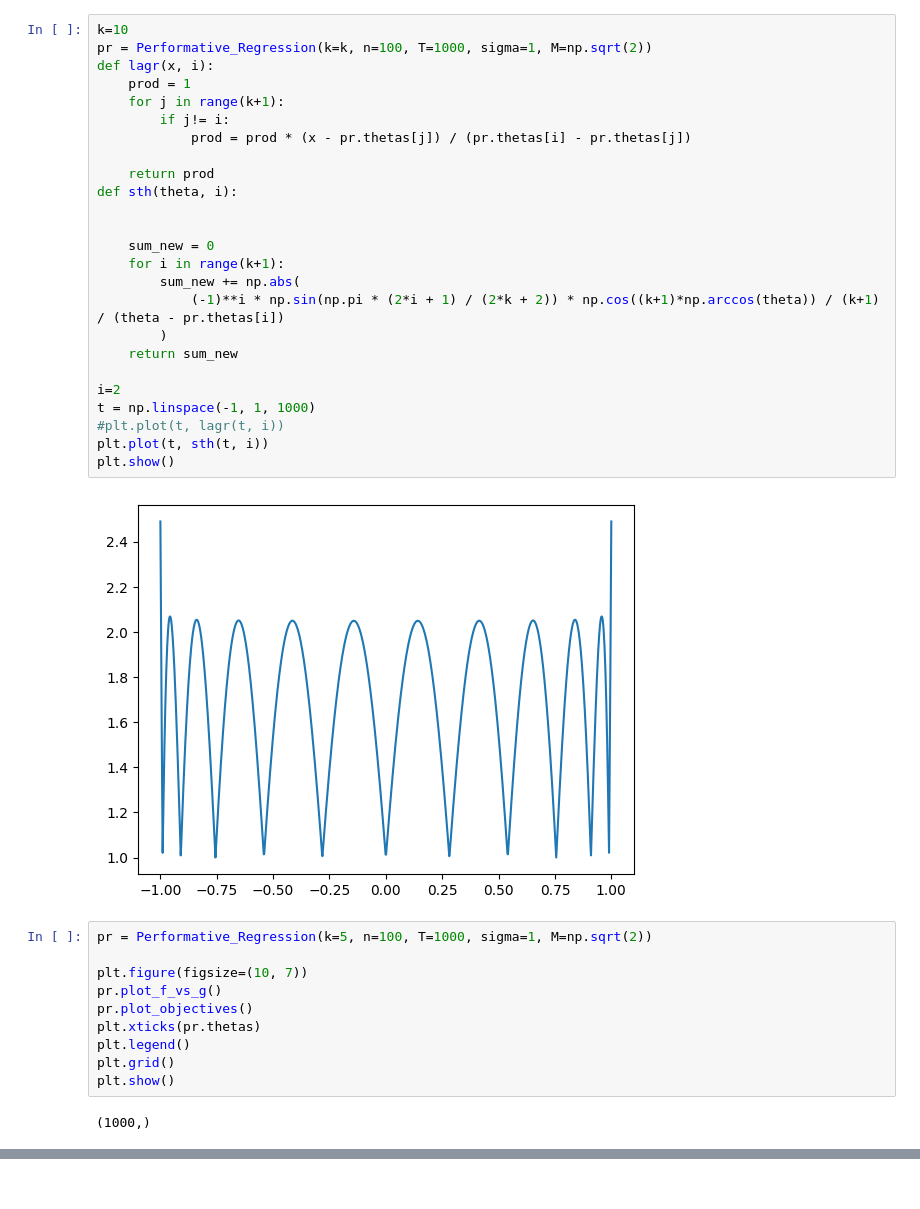
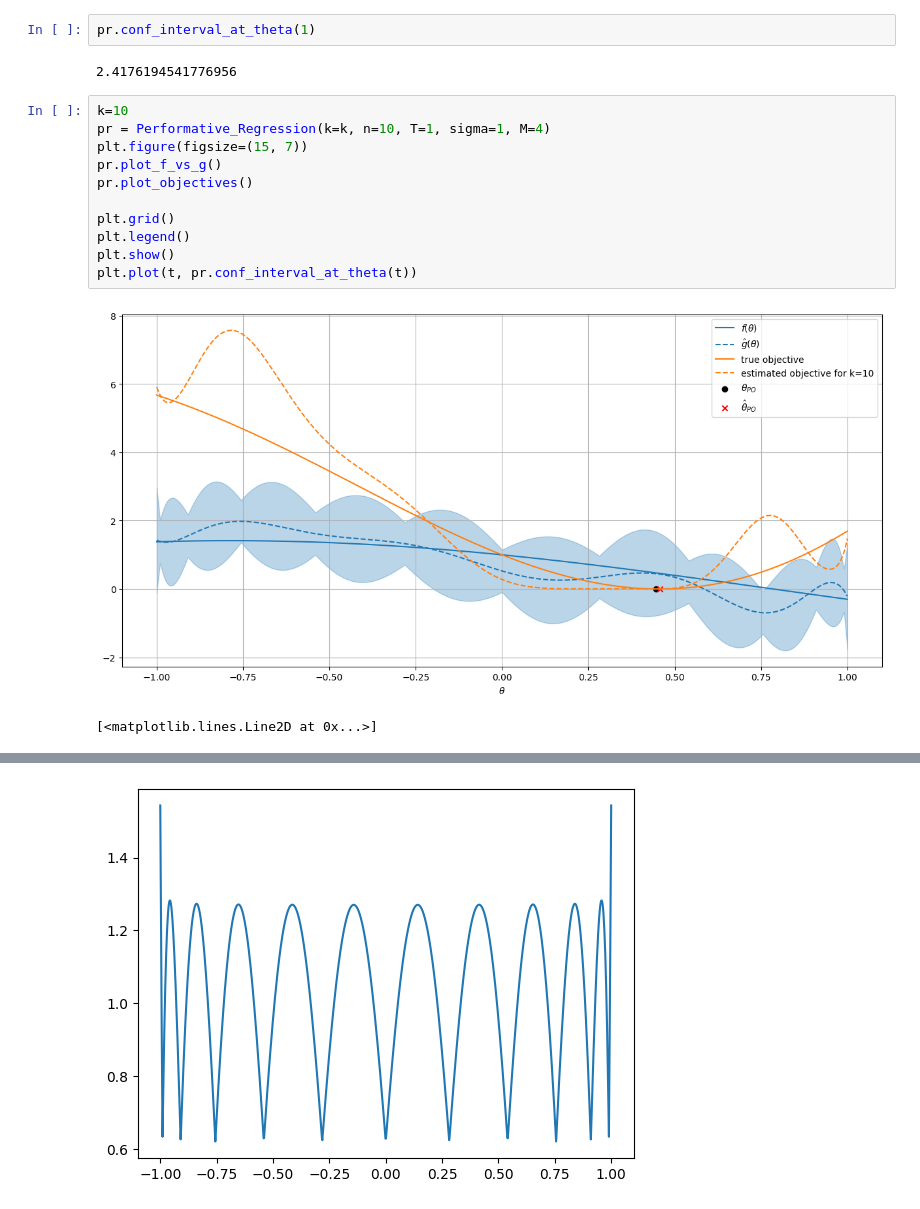
Before and after one commit to ivankirev13/Performative-Regression, a Jupyter notebook: performative_regression.ipynb, the cells around one changed output, grey strips where cells are left out. Drawn from its saved outputs; the diff is of its cells as text.

```diff
--- a/performative_regression.ipynb
+++ b/performative_regression.ipynb
@@ -199,40 +223,19 @@ class Performative_Regression:
         plt.xlabel(r"$\theta$")
-# %%
-k=10
-pr = Performative_Regression(k=k, n=100, T=1000, sigma=1, M=np.sqrt(2))
-def lagr(x, i):
-    prod = 1
-    for j in range(k+1):
-        if j!= i:
-            prod = prod * (x - pr.thetas[j]) / (pr.thetas[i] - pr.thetas[j])
-
-    return prod
-def sth(theta, i):
-
-
-    sum_new = 0
-    for i in range(k+1):
-        sum_new += np.abs(
-            (-1)**i * np.sin(np.pi * (2*i + 1) / (2*k + 2)) * np.cos((k+1)*np.arccos(theta)) / (k+1) / (theta - pr.thetas[i])
-        )
-    return sum_new
-
-i=2
-t = np.linspace(-1, 1, 1000)
-#plt.plot(t, lagr(t, i))
-plt.plot(t, sth(t, i))
-plt.show()
-# %% [output]
-[figure, removed]
+# %%
+pr.conf_interval_at_theta(1)
+# %% [output]
+2.4176194541776956
 # %%
-pr = Performative_Regression(k=5, n=100, T=1000, sigma=1, M=np.sqrt(2))
-
-plt.figure(figsize=(10, 7))
+k=10
+pr = Performative_Regression(k=k, n=10, T=1, sigma=1, M=4)
+plt.figure(figsize=(15, 7))
 pr.plot_f_vs_g()
 pr.plot_objectives()
-plt.xticks(pr.thetas)
+
+plt.grid()
 plt.legend()
-plt.grid()
 plt.show()
+plt.plot(t, pr.conf_interval_at_theta(t))
 # %% [output]
+[figure, new version]
-(1000,)
+[<matplotlib.lines.Line2D at 0x...>]
@@ -239,0 +242 @@ plt.show()
+[figure, added]
```
Also changed, not shown: parts of 3 cells of this notebook.
